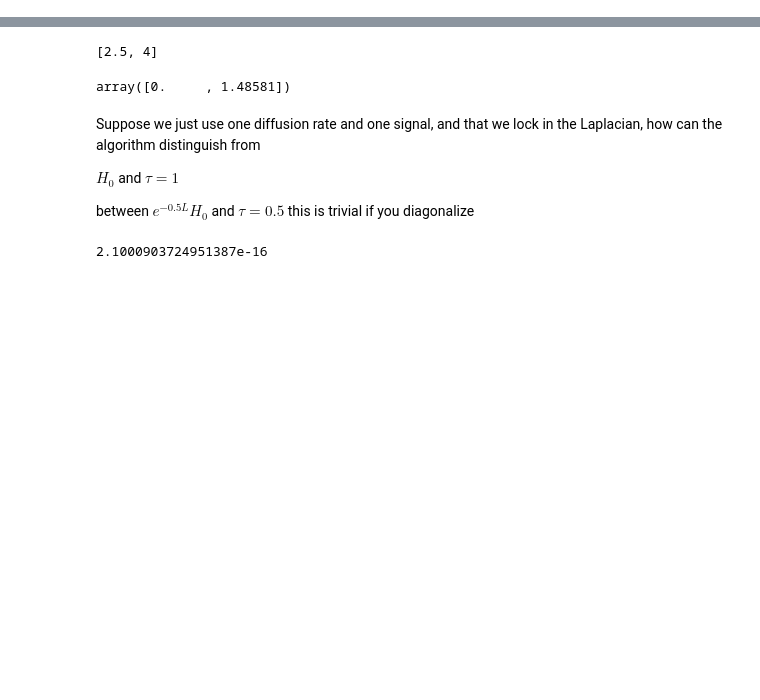
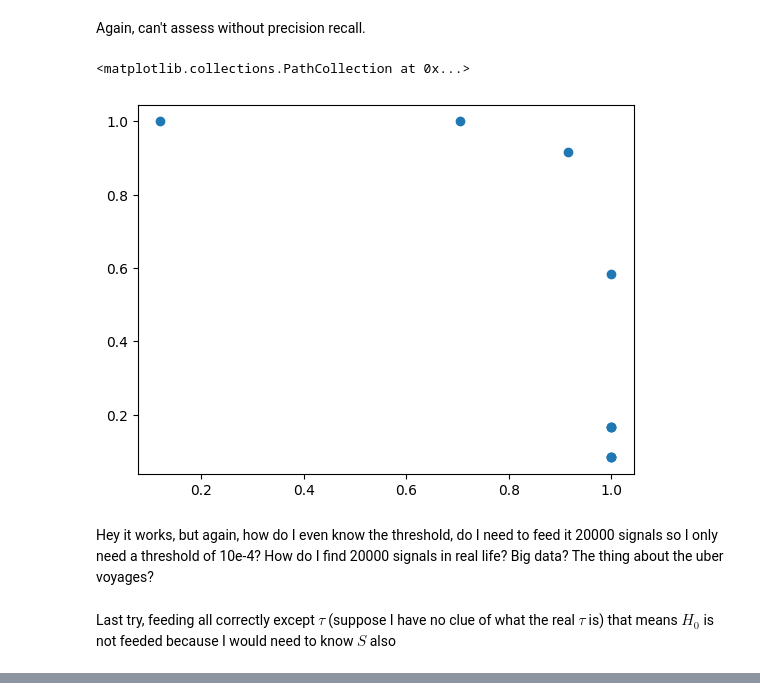
Before and after one commit to AndresCenteno/Masters-Thesis, a Jupyter notebook: is_learn_heat_ill_posed.ipynb, the cells around one changed output, grey strips where cells are left out. Cells and saved outputs as stored; diff of their text form; code cells hidden in the pictures; blank space fills up the shorter version.

```diff
--- a/is_learn_heat_ill_posed.ipynb
+++ b/is_learn_heat_ill_posed.ipynb
@@ -67,5 +62,5 @@ np.linalg.norm(X-lh.D(L_ground,tau_ground)@H_ground,'fro')**2
 # %%
-res = lh.learn_heat(X,L0=L_ground,H0=H_ground,tau0=tau_ground,alpha=0,beta=0)
+res2 = lh.learn_heat(X,L0=L_ground,H0=H_ground,tau0=tau_ground,alpha=0,beta=0)
 # %% [output]
 [interactive output not drawn]
 # %%
@@ -86 +77,13 @@ Last try, feeding all correctly except $\tau$
+# %% [markdown]
+Again, can't assess without precision recall.
+# %%
+precision2, recall2 = lh.heat_scores(L1=res2["L"],L2=L_ground)
+plt.scatter(precision2, recall2)
+# %% [output]
+<matplotlib.collections.PathCollection at 0x...>
+[figure, added]
+# %% [markdown]
+Hey it works, but again, how do I even know the threshold, do I need to feed it 20000 signals so I only need a threshold of 10e-4? How do I find 20000 signals in real life? Big data? The thing about the uber voyages?
+# %% [markdown]
+Last try, feeding all correctly except $\tau$ (suppose I have no clue of what the real $\tau$ is) that means $H_0$ is not feeded because I would need to know $S$ also
 # %%
@@ -88,17 +91,2 @@ res = lh.learn_heat(X,L0=L_ground,H0=H_ground,tau0=[1,2],alpha=0.1,beta=0.05)
 # %% [output]
 [interactive output not drawn]
-# %%
-tau_ground
-# %% [output]
-[2.5, 4]
-# %%
-res["tau"]
-# %% [output]
-array([0.     , 1.48581])
-# %% [markdown]
-Suppose we just use one diffusion rate and one signal, and that we lock in the Laplacian, how can the algorithm distinguish from
-
-$H_0$ and $\tau=1$
-
-between $e^{-0.5 L} H_0$ and $\tau=0.5$
-this is trivial if you diagonalize
@@ -107,6 +92,0 @@ from scipy.linalg import expm
-# %%
-lhs = expm(-0.5*L_ground)@(expm(-0.5*L_ground)@H_ground[0:7,0])
-rhs = expm(-L_ground)@H_ground[0:7,0]
-np.linalg.norm(lhs-rhs)
-# %% [output]
-2.1000903724951387e-16
```
Also changed, not shown: parts of 20 cells of this notebook, 6 other files.
